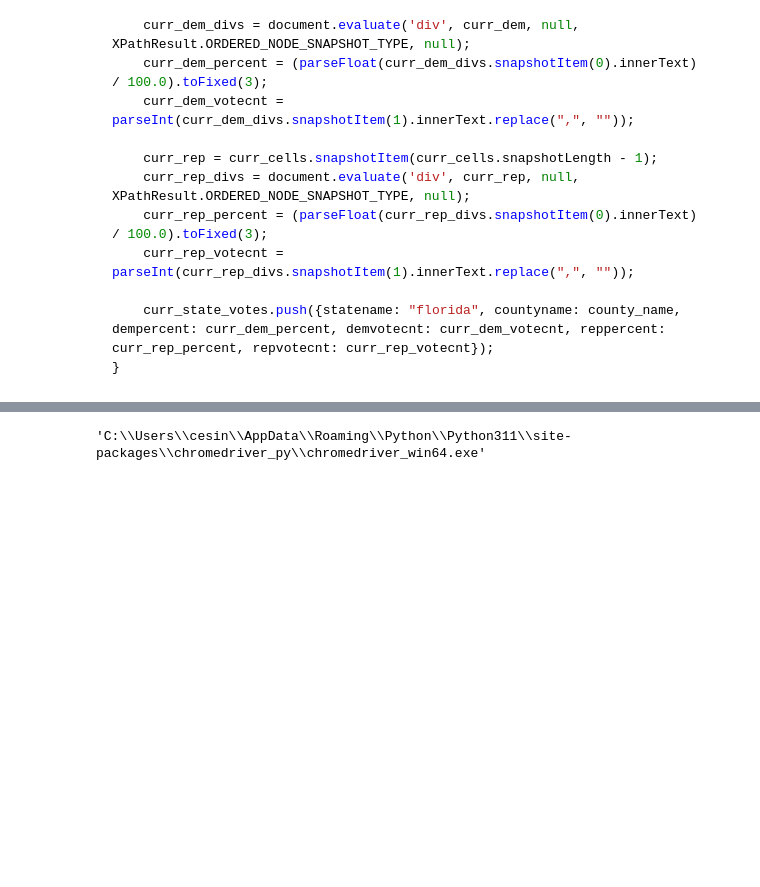
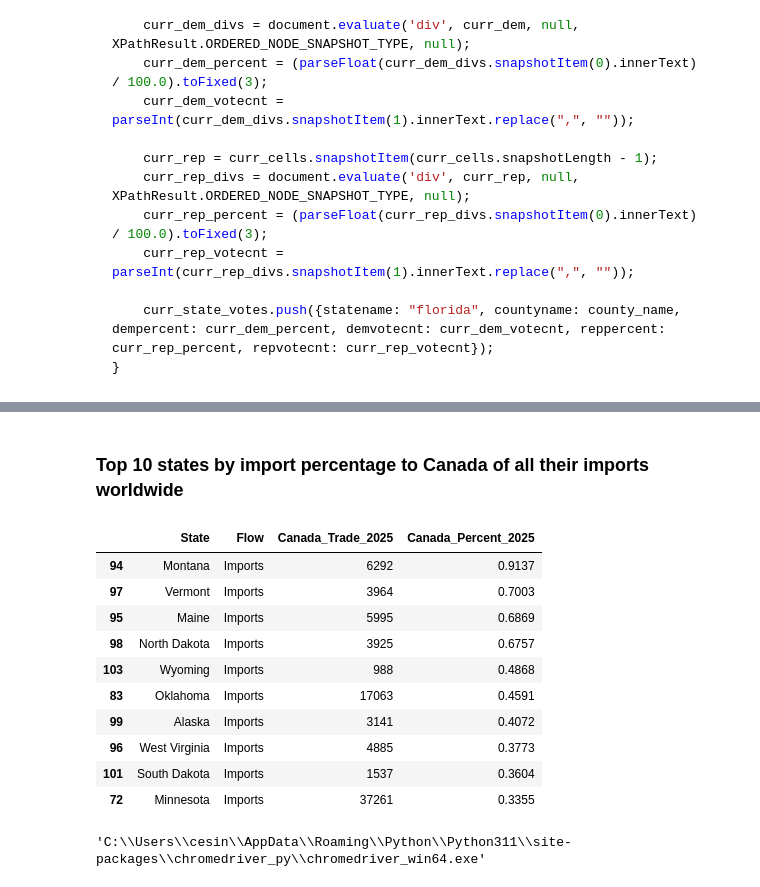
Before and after one commit to cesinco/trade-partners-by-state, a Jupyter notebook: get_top_export_countries_by_state.ipynb, the cells around one changed output, grey strips where cells are left out. Saved outputs shown, nothing was run; the diff lists cells and outputs as text; code cells hidden in the pictures; blank space fills up the shorter version.

```diff
--- a/get_top_export_countries_by_state.ipynb
+++ b/get_top_export_countries_by_state.ipynb
@@ -108,3 +246,19 @@ The above also will work only partially because the trade website uses Tableau f
+# %% [markdown]
+### Top 10 states by import percentage to Canada of all their imports worldwide
+# %%
+df_imp_exp_values[df_imp_exp_values["Flow"]=="Imports"].sort_values(by="Canada_Percent_2025", ascending=False).head(10)
+# %% [output]
+|  | State | Flow | Canada_Trade_2025 | Canada_Percent_2025 |
+| 94 | Montana | Imports | 6292 | 0.9137 |
+| 97 | Vermont | Imports | 3964 | 0.7003 |
+| 95 | Maine | Imports | 5995 | 0.6869 |
+| 98 | North Dakota | Imports | 3925 | 0.6757 |
+| 103 | Wyoming | Imports | 988 | 0.4868 |
+| 83 | Oklahoma | Imports | 17063 | 0.4591 |
+| 99 | Alaska | Imports | 3141 | 0.4072 |
+| 96 | West Virginia | Imports | 4885 | 0.3773 |
+| 101 | South Dakota | Imports | 1537 | 0.3604 |
+| 72 | Minnesota | Imports | 37261 | 0.3355 |
 # %%
 # Let's check where the chromedriver executable was installed
 
```
Also changed, not shown: parts of 19 cells of this notebook, 7 other files.
